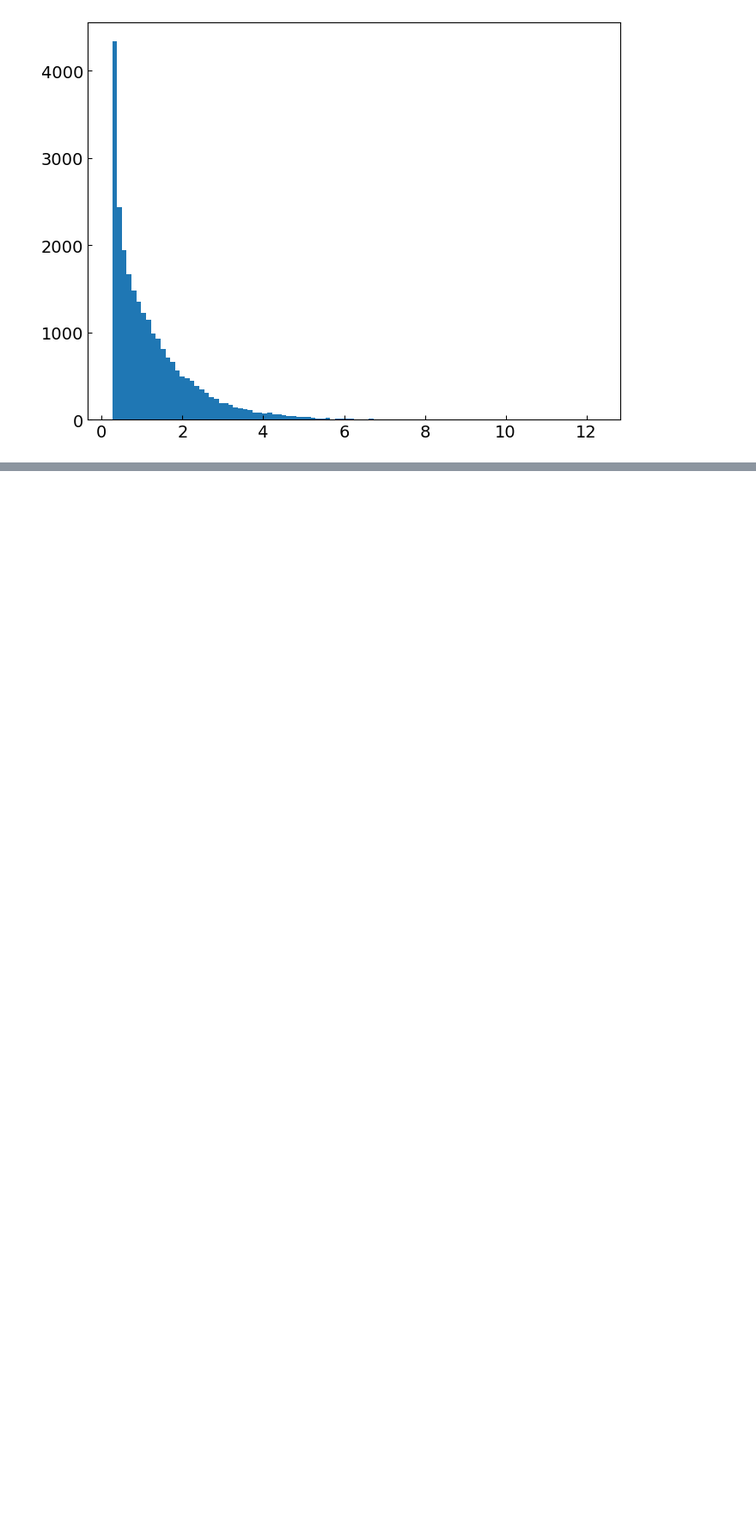
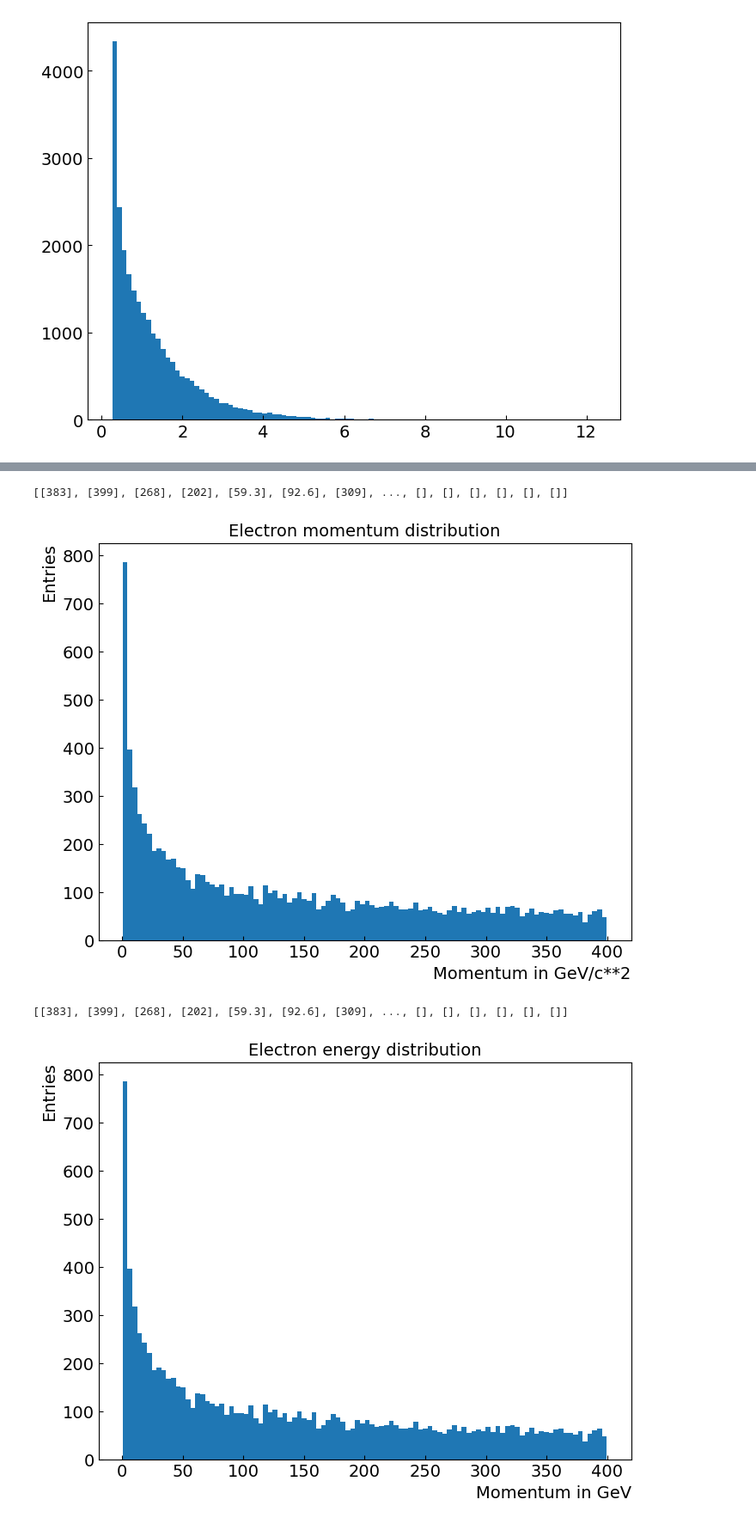
Before and after one commit to NebinGeorge/003-hsf-india-202510-NebinGeorge, a Jupyter notebook: MuonID_Setup.ipynb, the cells around one changed output, grey strips where cells are left out. Shown at 86% size. Drawn from its saved outputs; the diff is of its cells as text; code cells hidden in the pictures; blank space fills up the shorter version.

```diff
--- a/MuonID_Setup.ipynb
+++ b/MuonID_Setup.ipynb
@@ -376,0 +487,25 @@ plt.hist(eta,100);
+# %%
+electron_mom = electron_mom_vec.mag**2
+print(electron_mom)
+plt.hist (ak.flatten(electron_mom), bins=100)
+plt.xlabel ("Momentum in GeV/c**2")
+plt.ylabel ("Entries")
+plt.title ("Electron momentum distribution")
+plt.show()
+
+muon_4mom_vec = vector.zip ({'px': branches["MCParticles.momentum.x"][prim_part & muon], 'py': branches["MCParticles.momentum.y"][prim_part & muon], 'pz': branches["MCParticles.momentum.z"][prim_part & muon], 'm': branches["MCParticles.mass"][prim_part & muon]})
+electron_4mom_vec = vector.zip ({'px': branches["MCParticles.momentum.x"][prim_part & electron], 'py': branches["MCParticles.momentum.y"][prim_part & electron], 'pz': branches["MCParticles.momentum.z"][prim_part & electron], 'm': branches["MCParticles.mass"][prim_part & electron]})
+pion_4mom_vec = vector.zip ({'px': branches["MCParticles.momentum.x"][prim_part & pion], 'py': branches["MCParticles.momentum.y"][prim_part & pion], 'pz': branches["MCParticles.momentum.z"][prim_part & pion], 'm': branches["MCParticles.mass"][prim_part & pion]})
+
+electron_4mom = electron_4mom_vec.mag**2
+print(electron_4mom)
+plt.hist (ak.flatten(electron_4mom), bins=100)
+plt.xlabel ("Energy in GeV")
+plt.ylabel ("Entries")
+plt.title ("Electron energy distribution")
+plt.show()
+# %% [output]
+[[383], [399], [268], [202], [59.3], [92.6], [309], ..., [], [], [], [], [], []]
+[figure, added]
+[[383], [399], [268], [202], [59.3], [92.6], [309], ..., [], [], [], [], [], []]
+[figure, added]
```
Also changed, not shown: parts of 5 cells of this notebook.
